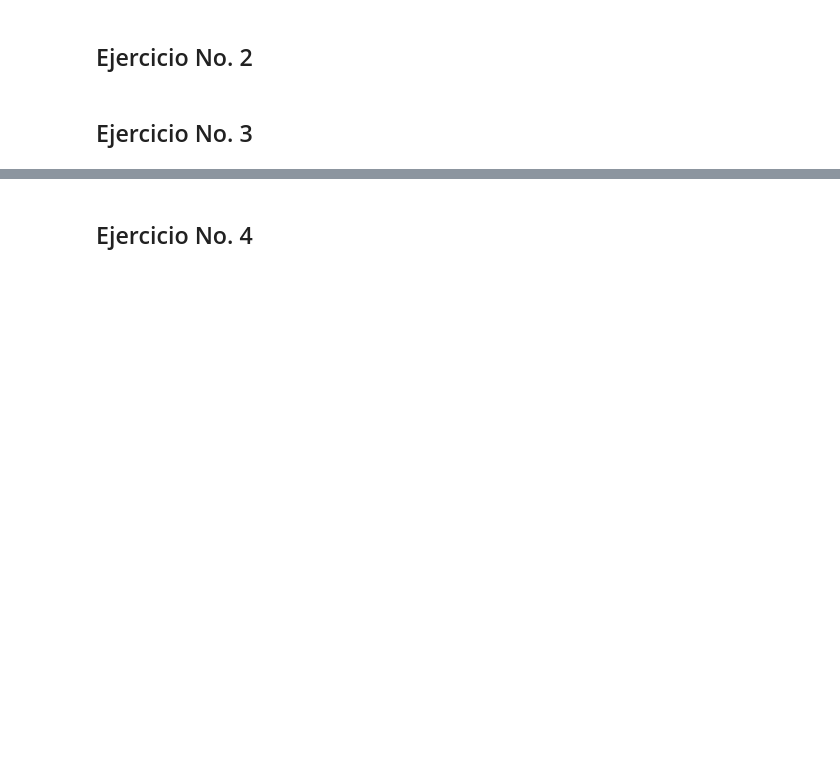
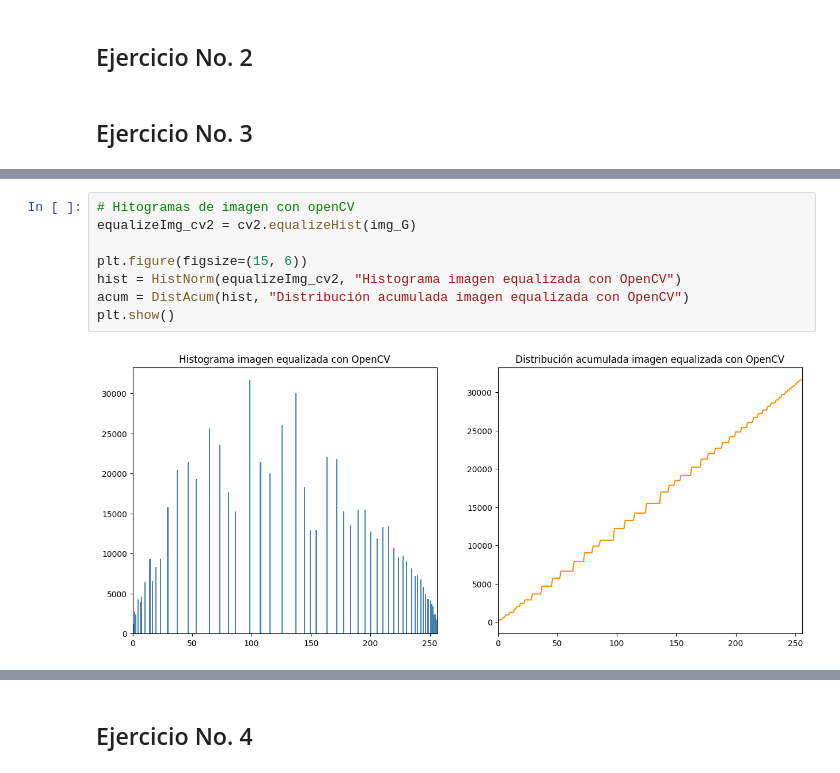
Before and after one commit to Diego-CB/Lista_1, a Jupyter notebook: Lista_1.ipynb, the cells around one changed output, grey strips where cells are left out. Drawn from its saved outputs; the diff is of its cells as text; blank space fills up the shorter version.

```diff
--- a/Lista_1.ipynb
+++ b/Lista_1.ipynb
@@ -110,0 +147,10 @@ plt.show()
+# %%
+# Hitogramas de imagen con openCV
+equalizeImg_cv2 = cv2.equalizeHist(img_G)
+
+plt.figure(figsize=(15, 6))
+hist = HistNorm(equalizeImg_cv2, "Histograma imagen equalizada con OpenCV")
+acum = DistAcum(hist, "Distribución acumulada imagen equalizada con OpenCV")
+plt.show()
+# %% [output]
+[figure, added]
```
Also changed, not shown: parts of 8 cells of this notebook, 1 other file.
